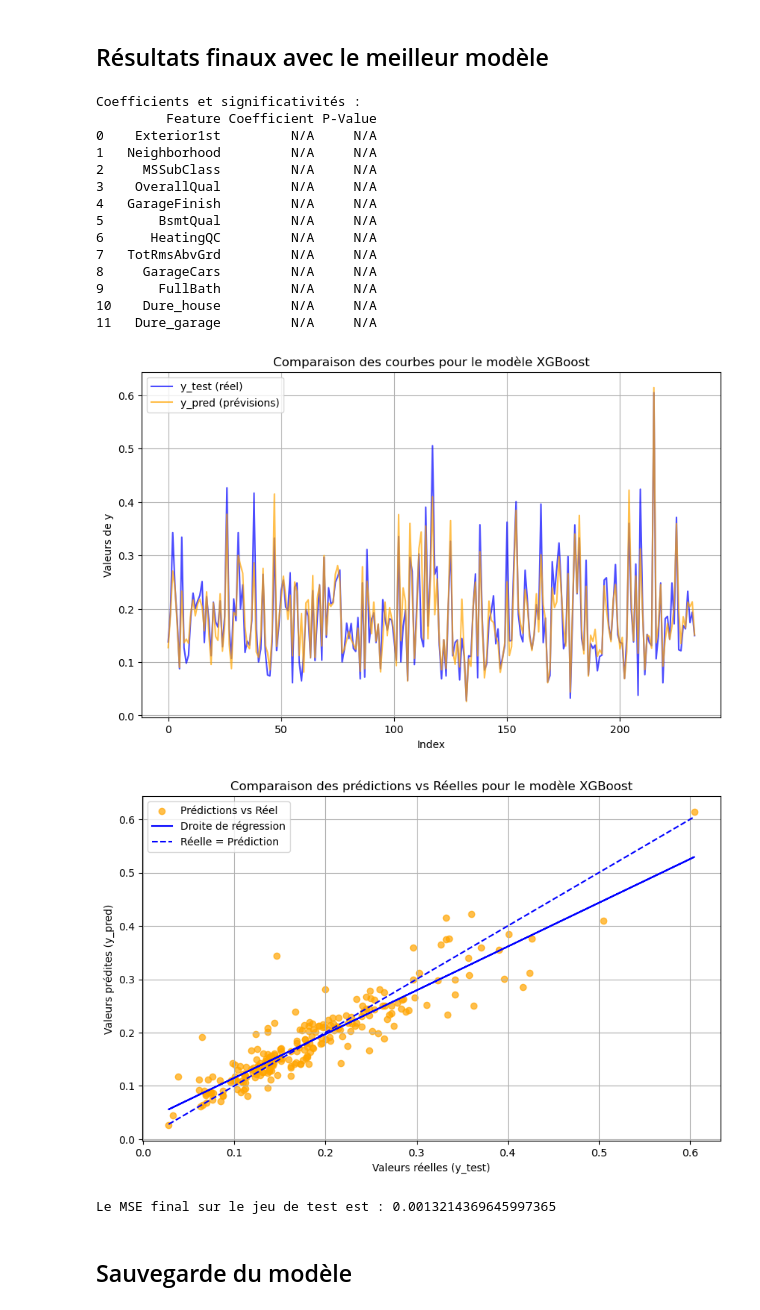
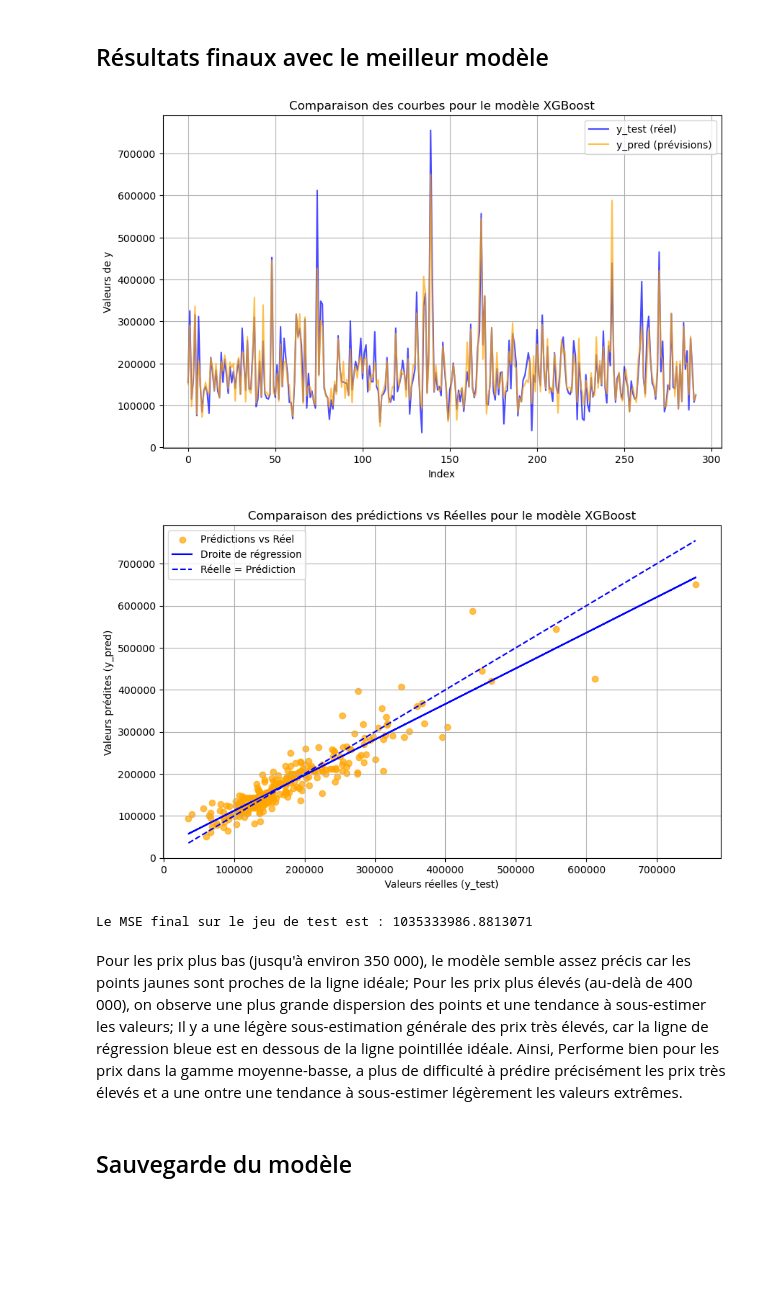
Before and after one commit to LarrySANDJO/House_Price_Prediction_Repo, a Jupyter notebook: Notebooks/Modeles_house_prices.ipynb, the cells around one changed output. Cells and saved outputs as stored; diff of their text form; code cells hidden in the pictures; blank space fills up the shorter version.

Commit message:
Modélisation finale

```diff
--- a/Notebooks/Modeles_house_prices.ipynb
+++ b/Notebooks/Modeles_house_prices.ipynb
@@ -173,7 +125,7 @@ def train_and_evaluate_single_model(X_train,y_train,X_test, y_test, model_type,
     mse = mean_squared_error(y_test, y_pred) #mean squared error
     r2 = r2_score(y_test, y_pred)
     mae = mean_absolute_error(y_test, y_pred)  # Mean Absolute Error
-    rmse = mean_squared_error(y_test, y_pred, squared=False)  # Root Mean Squared Error
+    rmse =root_mean_squared_error(y_test, y_pred) # Root Mean Squared Error
     maxerror = max_error(y_test, y_pred)       # Maximum Error
 
 
@@ -190,9 +135 @@ X_train, X_test, y_train, y_test = train_test_split(X, y, test_size=0.2, random_
-# %%
-# Transformation de X_train et X_test en DataFrame pandas avec des noms de colonnes
-X_train = pd.DataFrame(X_train)
-X_test = pd.DataFrame(X_test)
-
-# Transformation de y_train et y_test en DataFrame pandas avec une colonne "Target"
-y_train= pd.DataFrame(y_train)
-y_test = pd.DataFrame(y_test)
 # %%
@@ -667,6 +637,8 @@ print(f"\n Second Meilleur modèle basé sur le r2_score de test: {best_model_ro
 # %%
-# Division en données d'entraînement et de test
-X_train, X_test, y_train, y_test = train_test_split(X, y, test_size=0.2, random_state=42)
+
+#Récupération des données de la variable cible sans log
+y_train = y_train_s
+y_test = y_test_s
 
 # Tracer les courbes d'apprentissage pour le modèle sélectionné
 def plot_learning_curves(model, X, y, scoring='neg_mean_squared_error',title="Courbe d'apprentissage Test et Train"):
@@ -697,5 +669,4 @@ def plot_learning_curves(model, X, y, scoring='neg_mean_squared_error',title="Co
 
 # Appliquer à votre modèle
 plot_learning_curves(best_model_row["Best Model"], X_train, y_train, scoring='neg_mean_squared_error',title=f"Courbe test et train pour le meilleur modèle ({best_model_row['Model']})")
-plot_learning_curves(best_model_row2["Best Model"], X_train, y_train, scoring='neg_mean_squared_error',title=f"Courbe test et train pour le meilleur modèle ({best_model_row2['Model']})")
 # %% [output]
@@ -756,7 +686,6 @@ plot_learning_curves(best_model_row2["Best Model"], X_train, y_train, scoring='n
 # %% [markdown]
 ## Résultats finaux avec le meilleur modèle
 # %%
-
 
 
 # Utilisation du meilleur modèle pour obtenir les coefficients et leur significativité
@@ -773,6 +702,10 @@ if best_model_row["Model"] == "LinearRegression()":
         "Coefficient": ols_model.params,
         "P-Value": ols_model.pvalues
     })
+    # Affichage des coefficients et de leurs significativités
+    print("\nCoefficients et significativités :")
+    print(coefficients)
+
 
 elif best_model_row["Model"] in ["ridge", "lasso", "elasticNet"]:
     best_model = best_model_row["Best Model"]
@@ -785,6 +718,10 @@ elif best_model_row["Model"] in ["ridge", "lasso", "elasticNet"]:
         "Coefficient": best_model.coef_
     })
     coefficients["P-Value"] = "N/A"  # Les modèles régularisés n'ont pas de significativité statistique
+    # Affichage des coefficients et de leurs significativités
+    print("\nCoefficients et significativités :")
+    print(coefficients)
+
 
 else:
     best_model = best_model_row["Best Model"]
@@ -798,9 +735,9 @@ else:
         "P-Value": "N/A"
     })
 
-# Affichage des coefficients et de leurs significativités
-print("\nCoefficients et significativités :")
-print(coefficients)
+
+y_test = y_test.astype(float)
+y_pred = y_pred.astype(float)
 
 # Création d'un graphique comparant y_test et y_pred
 plt.figure(figsize=(10, 6))
@@ -814,52 +751,57 @@ plt.grid(True)
 plt.show()
 
 
 # Création d'un graphique comparant y_test et y_pred avec un scatter plot
 plt.figure(figsize=(10, 6))
 
 # Scatter plot des valeurs réelles contre les prédictions
 plt.scatter(y_test, y_pred, color='orange', alpha=0.7, label="Prédictions vs Réel")
 
 # Droite de régression (calculée sur les prédictions vs réelles)
 reg_model = LinearRegression()
 reg_model.fit(y_test.values.reshape(-1, 1), y_pred)  # Ajustement de la droite de régression
 y_pred_reg = reg_model.predict(y_test.values.reshape(-1, 1))  # Prédictions de la droite de régression
 
 # Tracer la droite de régression
 plt.plot(y_test, y_pred_reg, color='blue', linestyle='-', label="Droite de régression")
 
+# Si y_test et y_pred sont des pandas Series, vous pouvez les convertir en numpy arrays
+y_test = y_test.to_numpy()  # Convertir en numpy array
+
+
+# Calculer les valeurs minimales et maximales
+min_val = min(np.min(y_test), np.min(y_pred))
+max_val = max(np.max(y_test), np.max(y_pred))
+
+# Tracer la bissectrice (la ligne où y_test = y_pred)
+plt.plot([min_val, max_val], [min_val, max_val], color="blue", linestyle="--", label="Réelle = Prédiction")
+
+
+
 
 # Courbe idéale de comparaison parfaite
-plt.plot([min(y_test), max(y_test)], [min(y_test), max(y_test)], color="blue", linestyle="--", label="Réelle = Prédiction")
+#plt.plot([min(y_test), max(y_test)], [min(y_test), max(y_test)], color="red", linestyle="--", label="Réelle = Prédiction")
+
 
 plt.title(f"Comparaison des prédictions vs Réelles pour le modèle {best_model_row['Model']}")
 plt.xlabel("Valeurs réelles (y_test)")
 plt.ylabel("Valeurs prédites (y_pred)")
 plt.legend()
 plt.grid(True)
 plt.show()
 
-# Calcul des performances finales
+# Calcul des performances finales sur l'ensemble des données train
 final_mse = mean_squared_error(y_test, y_pred)
 print(f"\nLe MSE final sur le jeu de test est : {final_mse}")
 # %% [output]
-Coefficients et significativités :
-         Feature Coefficient P-Value
-0    Exterior1st         N/A     N/A
-1   Neighborhood         N/A     N/A
-2     MSSubClass         N/A     N/A
-3    OverallQual         N/A     N/A
-4   GarageFinish         N/A     N/A
-5       BsmtQual         N/A     N/A
-6      HeatingQC         N/A     N/A
-7   TotRmsAbvGrd         N/A     N/A
-8     GarageCars         N/A     N/A
-9       FullBath         N/A     N/A
-10    Dure_house         N/A     N/A
-11   Dure_garage         N/A     N/A
-[figure, old version]
+[figure, new version]
-[figure, old version]
+[figure, new version]
-Le MSE final sur le jeu de test est : 0.0013214369645997365
+Le MSE final sur le jeu de test est : 1035333986.8813071
+# %% [markdown]
+Pour les prix plus bas (jusqu'à environ 350 000), le modèle semble assez précis car les points jaunes sont proches de la ligne idéale;
+Pour les prix plus élevés (au-delà de 400 000), on observe une plus grande dispersion des points et une tendance à sous-estimer les valeurs;
+Il y a une légère sous-estimation générale des prix très élevés, car la ligne de régression bleue est en dessous de la ligne pointillée idéale.
+Ainsi, Performe bien pour les prix dans la gamme moyenne-basse, a plus de difficulté à prédire précisément les prix très élevés et a une ontre une tendance à sous-estimer légèrement les valeurs extrêmes.
 # %% [markdown]
 ## Sauvegarde du modèle
 # %%
```
Also changed, not shown: parts of 17 cells of this notebook.
